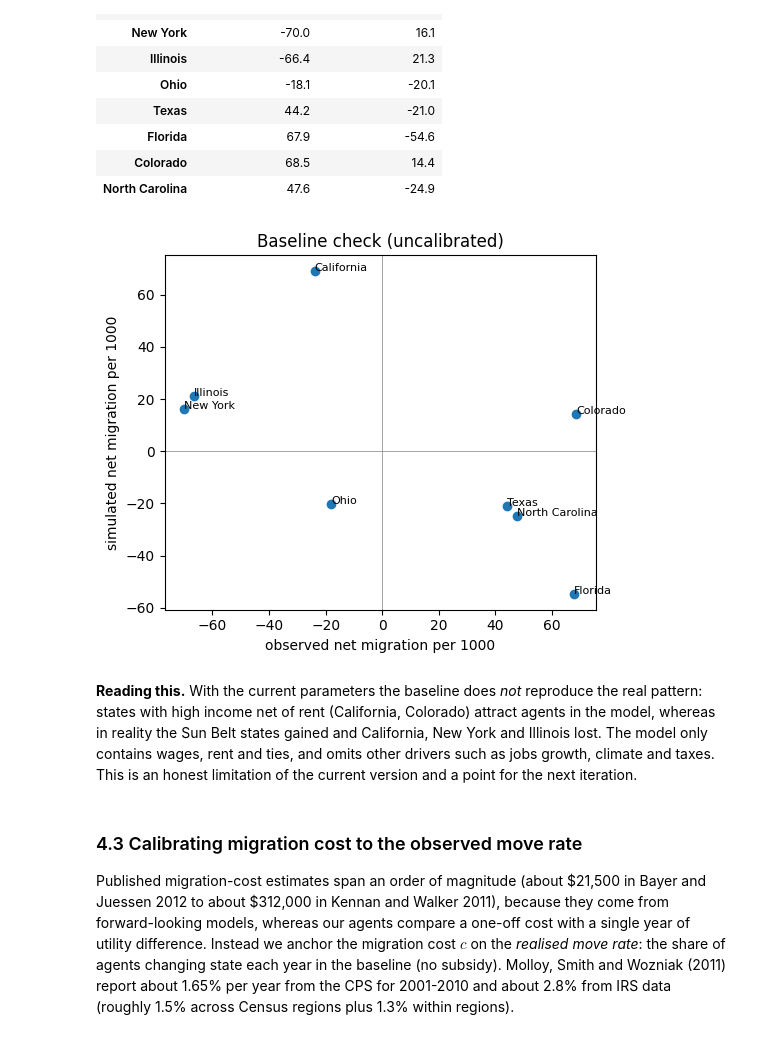
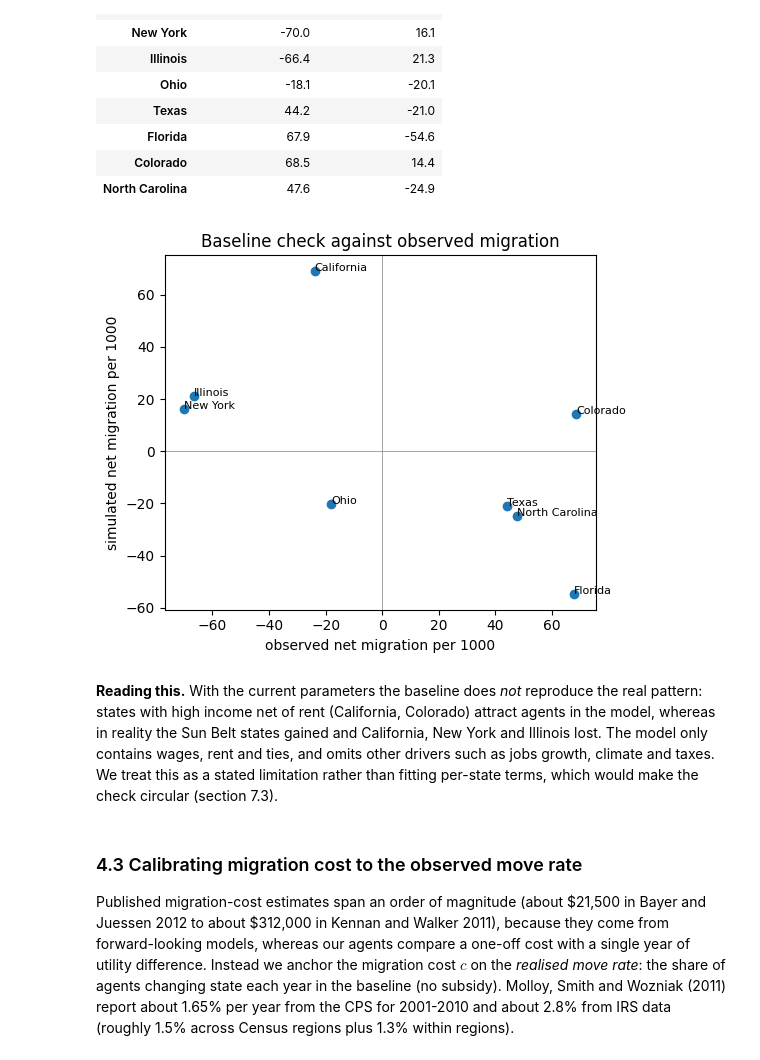
Before and after one commit to josephD-S/Computational-Modelling-Project, a Jupyter notebook: notebooks/project_walkthrough.ipynb, the cells around one changed output. Saved outputs shown, nothing was run; the diff lists cells and outputs as text; code cells hidden in the pictures.

```diff
--- a/notebooks/project_walkthrough.ipynb
+++ b/notebooks/project_walkthrough.ipynb
@@ -132,16 +132,16 @@ Spearman rank correlation: -0.67
 # %%
 fig, ax = plt.subplots(figsize=(5.5, 4.5))
 ax.scatter(cmp["observed per 1000"], cmp["simulated per 1000"])
 for name, row in cmp.iterrows():
     ax.annotate(name, (row["observed per 1000"], row["simulated per 1000"]), fontsize=8)
 ax.axhline(0, c="grey", lw=.5); ax.axvline(0, c="grey", lw=.5)
 ax.set(xlabel="observed net migration per 1000", ylabel="simulated net migration per 1000",
-       title="Baseline check (uncalibrated)")
+       title="Baseline check against observed migration")
 plt.tight_layout(); plt.show()
 # %% [output]
-[figure, old version]
+[figure, new version]
 # %% [markdown]
-**Reading this.** With the current parameters the baseline does *not* reproduce the real pattern: states with high income net of rent (California, Colorado) attract agents in the model, whereas in reality the Sun Belt states gained and California, New York and Illinois lost. The model only contains wages, rent and ties, and omits other drivers such as jobs growth, climate and taxes. This is an honest limitation of the current version and a point for the next iteration.
+**Reading this.** With the current parameters the baseline does *not* reproduce the real pattern: states with high income net of rent (California, Colorado) attract agents in the model, whereas in reality the Sun Belt states gained and California, New York and Illinois lost. The model only contains wages, rent and ties, and omits other drivers such as jobs growth, climate and taxes. We treat this as a stated limitation rather than fitting per-state terms, which would make the check circular (section 7.3).
 # %% [markdown]
 ### 4.3 Calibrating migration cost to the observed move rate
 
```
Also changed, not shown: parts of 6 cells of this notebook.
